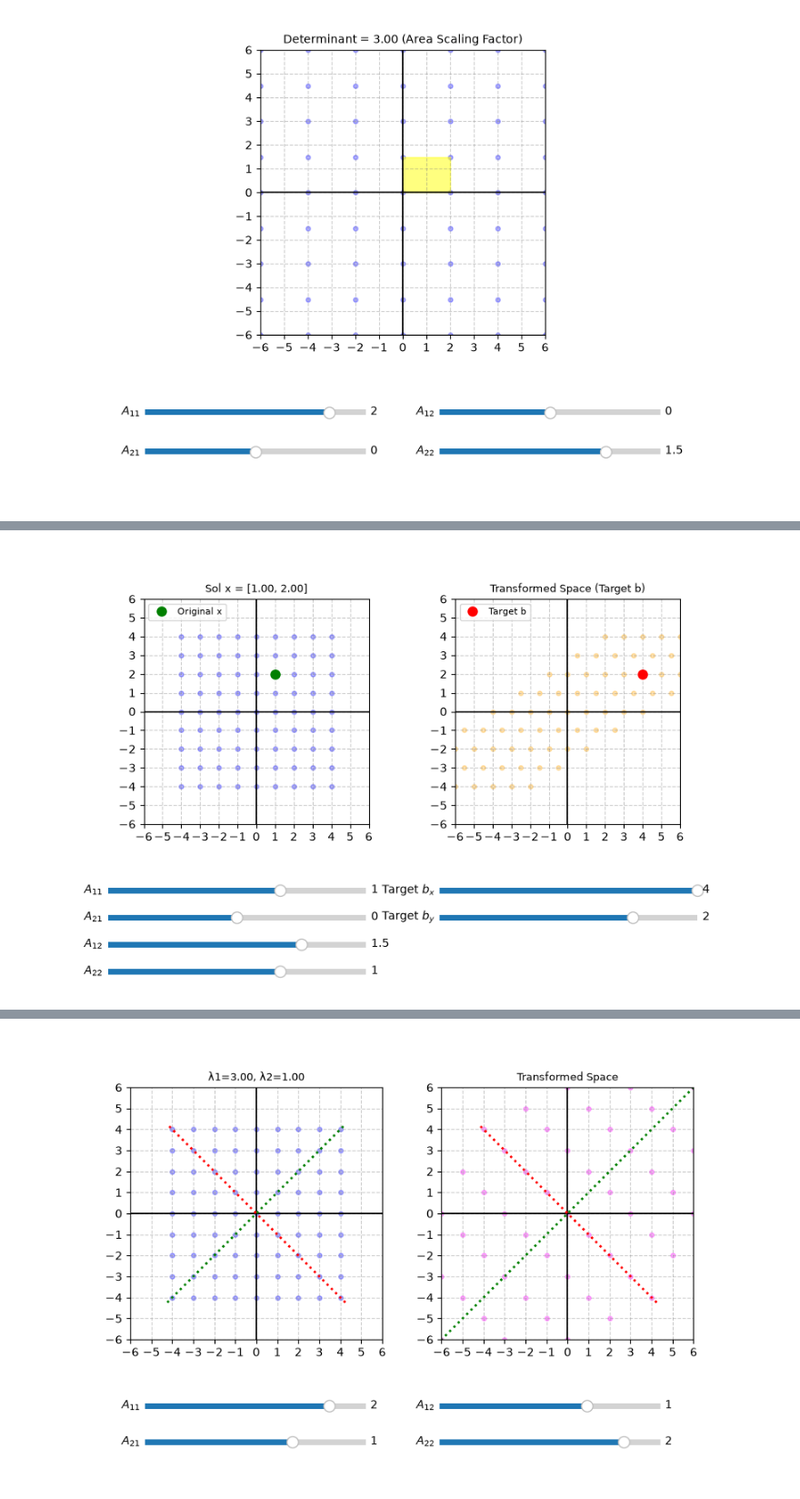
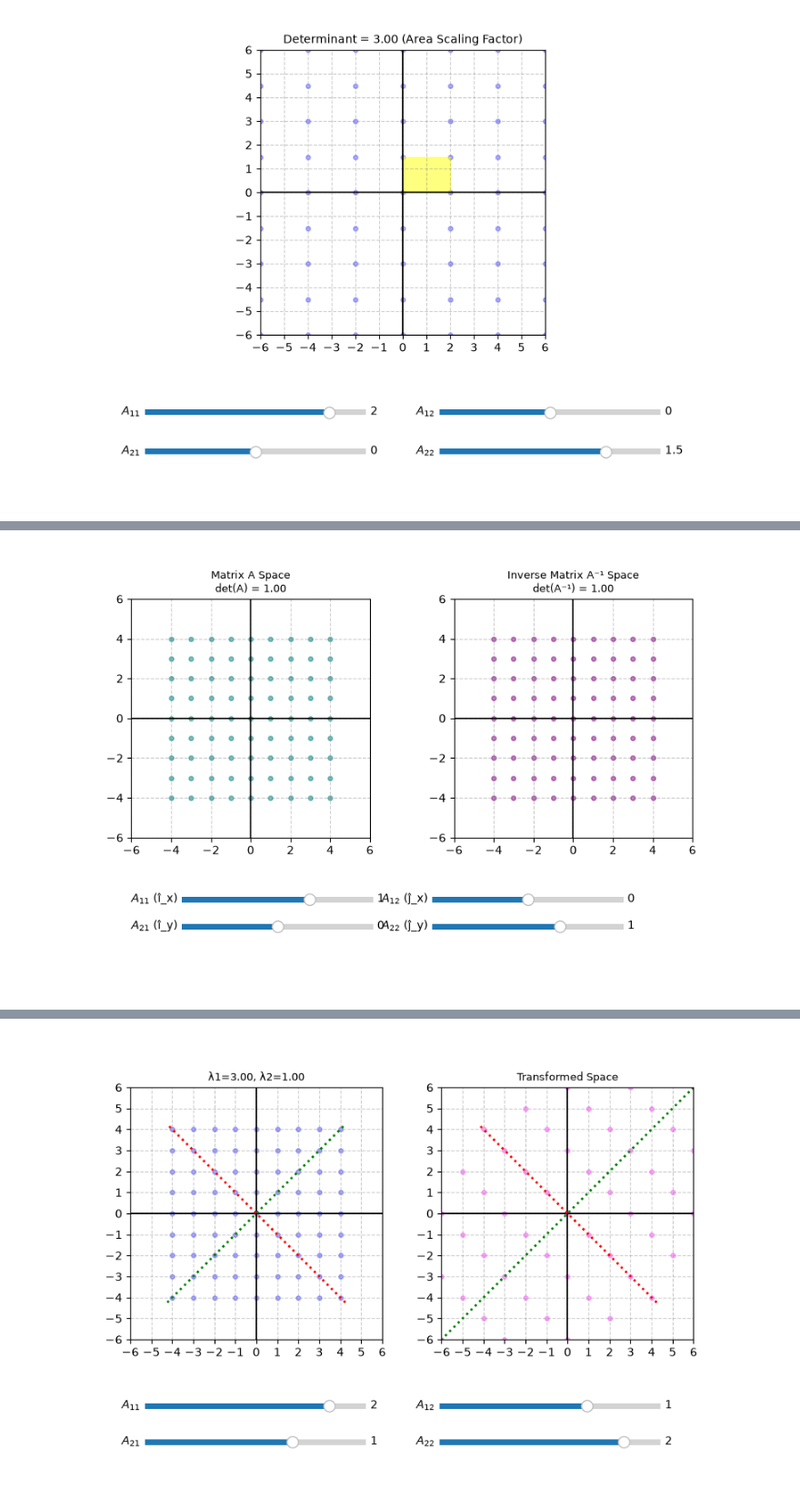
Before and after one commit to esmedrano/active_inference_scripts, a Jupyter notebook: learning_scripts/matrix_ops.ipynb, the cells around one changed output, grey strips where cells are left out. Shown at 91% size. Drawn from its saved outputs; the diff is of its cells as text; code cells hidden in the pictures.

Commit message:
Almost done with the matrix ops notebook. The matrix ops compositions notebook is next

```diff
--- a/learning_scripts/matrix_ops.ipynb
+++ b/learning_scripts/matrix_ops.ipynb
@@ -590,75 +608,91 @@ plt.show()
 # %%
-# %%
+"""
+Interactive Matrix & Inverse Visualizer
+
+by Gemini
+"""
+
 %matplotlib widget
 
 import numpy as np
 import matplotlib.pyplot as plt
 from matplotlib.widgets import Slider
 
+# 1. Base Grid Setup
 min_val, max_val = -4, 5
 x, y = np.meshgrid(np.arange(min_val, max_val, 1), np.arange(min_val, max_val, 1))
 grid = np.vstack([x.flatten(), y.flatten()])
 
+# 2. Figure & Subplots Layout
 fig, (ax1, ax2) = plt.subplots(1, 2, figsize=(9, 5.5))
-plt.subplots_adjust(bottom=0.38)
+plt.subplots_adjust(bottom=0.35, wspace=0.3)
+
+# Initial Matrix Values (Identity matrix to start cleanly)
+a11, a21, a12, a22 = 1.0, 0.0, 0.0, 1.0
 
 def format_ax(ax, title):
-    ticks = np.arange(-6, 7, 1)
+    ticks = np.arange(-6, 7, 2)
     ax.set_xlim(-6, 6)
     ax.set_ylim(-6, 6)
     ax.set_xticks(ticks)
     ax.set_yticks(ticks)
     ax.axhline(0, color='black', lw=1.2)
     ax.axvline(0, color='black', lw=1.2)
     ax.grid(True, linestyle='--', color='gray', alpha=0.4)
     ax.set_title(title, fontsize=9)
     ax.set_aspect('equal')
 
-format_ax(ax1, "Original Space (Solution x = A_inv @ b)")
-format_ax(ax2, "Transformed Space (Target b)")
+format_ax(ax1, "Matrix A Transformation")
+format_ax(ax2, "Inverse Matrix A⁻¹ Transformation")
 
-scat1 = ax1.scatter([], [], color='blue', alpha=0.3, s=15)
-scat2 = ax2.scatter([], [], color='orange', alpha=0.3, s=15)
+# Scatter Artists
+scat_A = ax1.scatter([], [], color='teal', alpha=0.5, s=15)
+scat_A_inv = ax2.scatter([], [], color='purple', alpha=0.5, s=15)
 
-point_x, = ax1.plot([], [], 'go', markersize=8, label='Original x')
-point_b, = ax2.plot([], [], 'ro', markersize=8, label='Target b')
-ax1.legend(loc='upper left', fontsize=8)
-ax2.legend(loc='upper left', fontsize=8)
+# 3. Matrix A Sliders Layout (Bottom Center)
+# Column 1 basis vector: [A11, A21] | Column 2 basis vector: [A12, A22]
+ax_a11 = fig.add_axes([0.20, 0.20, 0.26, 0.025])
+ax_a21 = fig.add_axes([0.20, 0.14, 0.26, 0.025])
+ax_a12 = fig.add_axes([0.54, 0.20, 0.26, 0.025])
+ax_a22 = fig.add_axes([0.54, 0.14, 0.26, 0.025])
 
-# Sliders
-ax_a11, ax_a21 = fig.add_axes([0.10, 0.22, 0.35, 0.025]), fig.add_axes([0.10, 0.16, 0.35, 0.025])
-ax_a12, ax_a22 = fig.add_axes([0.10, 0.10, 0.35, 0.025]), fig.add_axes([0.10, 0.04, 0.35, 0.025])
+sa11 = Slider(ax_a11, r'$A_{11}$ (î_x)', -3.0, 3.0, valinit=a11)
+sa21 = Slider(ax_a21, r'$A_{21}$ (î_y)', -3.0, 3.0, valinit=a21)
+sa12 = Slider(ax_a12, r'$A_{12}$ (ĵ_x)', -3.0, 3.0, valinit=a12)
+sa22 = Slider(ax_a22, r'$A_{22}$ (ĵ_y)', -3.0, 3.0, valinit=a22)
 
-ax_bx, ax_by = fig.add_axes([0.55, 0.22, 0.35, 0.025]), fig.add_axes([0.55, 0.16, 0.35, 0.025])
+# 4. Dynamic Update Logic
+def update(val=None):
+    A = np.array([[sa11.val, sa12.val], [sa21.val, sa22.val]])
 
-sa11, sa21 = Slider(ax_a11, r'$A_{11}$', -3.0, 3.0, valinit=1.0), Slider(ax_a21, r'$A_{21}$', -3.0, 3.0, valinit=0.0)
-sa12, sa22 = Slider(ax_a12, r'$A_{12}$', -3.0, 3.0, valinit=1.5), Slider(ax_a22, r'$A_{22}$', -3.0, 3.0, valinit=1.0)
+    # Left plot: Grid transformed by Matrix A
+    grid_A = A @ grid
+    scat_A.set_offsets(grid_A.T)
 
-sbx, sby = Slider(ax_bx, r'Target $b_x$', -4.0, 4.0, valinit=4.0), Slider(ax_by, r'Target $b_y$', -4.0, 4.0, valinit=2.0)
+    det_A = np.linalg.det(A)
+    ax1.set_title(f"Matrix A Space\ndet(A) = {det_A:.2f}", fontsize=9)
 
-def update(val):
-    A = np.array([[sa11.val, sa12.val], [sa21.val, sa22.val]])
-    b = np.array([sbx.val, sby.val])
+    # Right plot: Grid transformed by Inverse Matrix A⁻¹
+    if abs(det_A) > 1e-4:
+        A_inv = np.linalg.inv(A)
+        grid_A_inv = A_inv @ grid
+        scat_A_inv.set_offsets(grid_A_inv.T)
+        scat_A_inv.set_visible(True)
 
-    scat1.set_offsets(grid.T)
-    scat2.set_offsets((A @ grid).T)
+        det_A_inv = np.linalg.det(A_inv)
+        ax2.set_title(f"Inverse Matrix A⁻¹ Space\ndet(A⁻¹) = {det_A_inv:.2f}", fontsize=9)
+    else:
+        # Hide grid if matrix is singular (non-invertible)
+        scat_A_inv.set_visible(False)
+        ax2.set_title("Matrix Singular (det = 0)!\nA⁻¹ does not exist", fontsize=9)
 
-    det = np.linalg.det(A)
-    if abs(det) > 1e-4:
-        A_inv = np.linalg.inv(A)
-        x_sol = A_inv @ b
-        point_x.set_data([x_sol[0]], [x_sol[1]])
-        ax1.set_title(f"Sol x = [{x_sol[0]:.2f}, {x_sol[1]:.2f}]", fontsize=9)
-    else:
-        ax1.set_title("Matrix Singular! No Unique Inverse", fontsize=9)
-
-    point_b.set_data([b[0]], [b[1]])
     fig.canvas.draw_idle()
 
-for s in [sa11, sa21, sa12, sa22, sbx, sby]:
+# Attach Callbacks
+for s in [sa11, sa21, sa12, sa22]:
     s.on_changed(update)
 
-update(None)
+update()
 plt.show()
 # %% [output]
-[figure, old version]
+[figure, new version]
```
Also changed, not shown: parts of 6 cells of this notebook.
